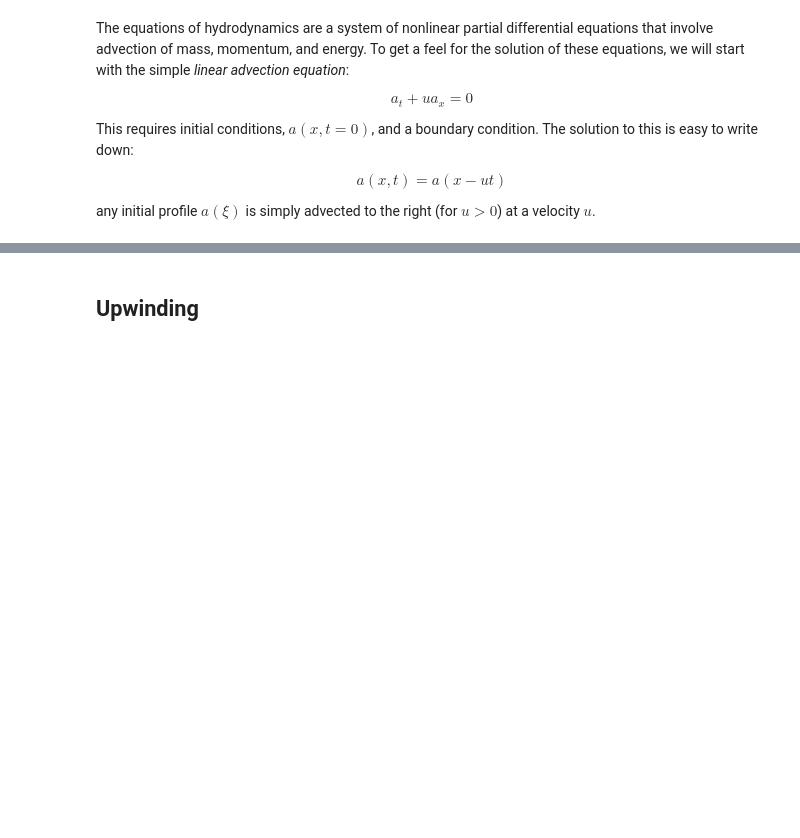
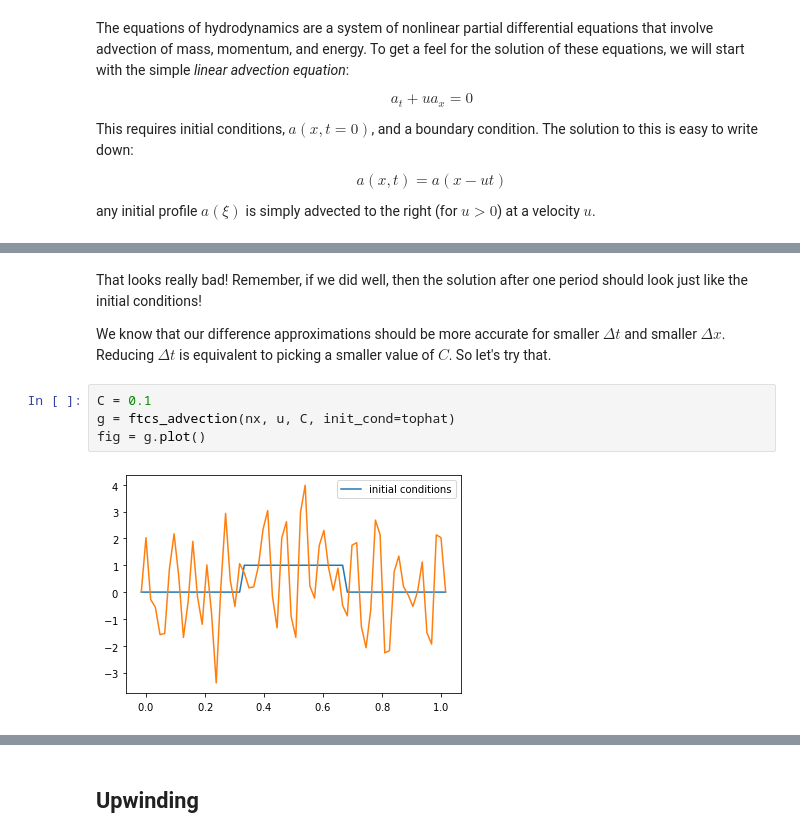
Before and after one commit to zingale/comp_astro_tutorial, a Jupyter notebook: content/05-advection/advection-partI.ipynb, the cells around one changed output, grey strips where cells are left out. Drawn from its saved outputs; the diff is of its cells as text; blank space fills up the shorter version.

```diff
--- a/content/05-advection/advection-partI.ipynb
+++ b/content/05-advection/advection-partI.ipynb
@@ -27,0 +169,10 @@ This would look like
+# %% [markdown]
+That looks really bad!  Remember, if we did well, then the solution after one period should look just like the initial conditions!
+
+We know that our difference approximations should be more accurate for smaller $\Delta t$ and smaller $\Delta x$.  Reducing $\Delta t$ is equivalent to picking a smaller value of $C$.  So let's try that.
+# %%
+C = 0.1
+g = ftcs_advection(nx, u, C, init_cond=tophat)
+fig = g.plot()
+# %% [output]
+[figure, added]
```
Also changed, not shown: parts of 23 cells of this notebook, 3 other files.
